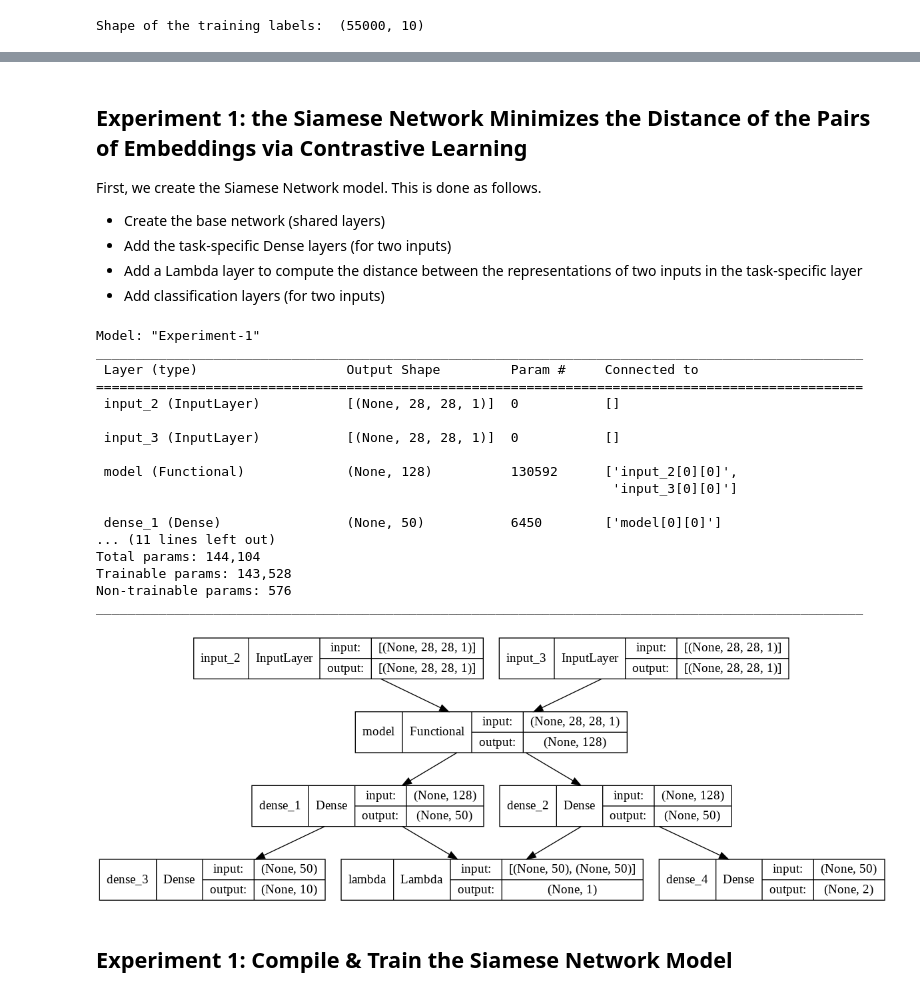
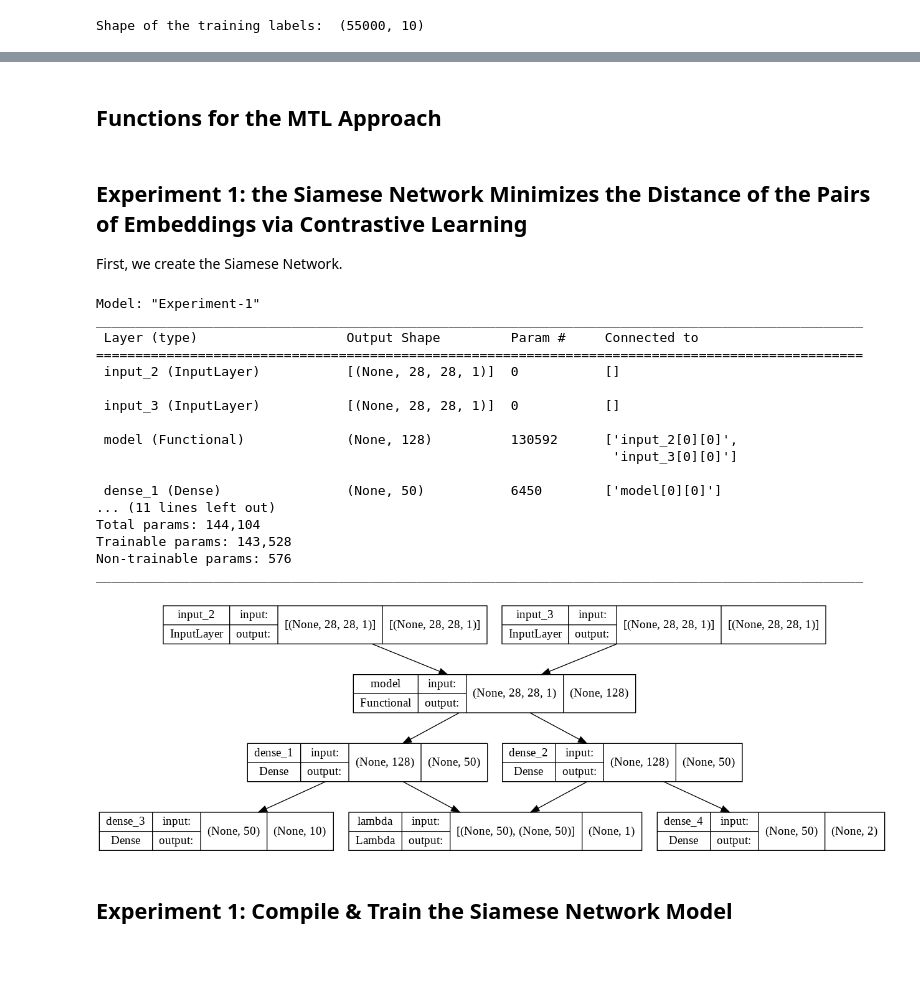
Before and after one commit to rhasanbd/Learn-Generalizable-Representations-using-Siamese-Network, a Jupyter notebook: Learn Generalizable Representations using Siamese Network II.ipynb, the cells around one changed output, grey strips where cells are left out. Drawn from its saved outputs; the diff is of its cells as text; code cells hidden in the pictures; blank space fills up the shorter version.

```diff
--- a/Learn Generalizable Representations using Siamese Network II.ipynb
+++ b/Learn Generalizable Representations using Siamese Network II.ipynb
@@ -345,7 +332,8 @@ We define the following functions.
+# %% [markdown]
+## Functions for the MTL Approach
 # %%
 '''
 This function creates a base MLP network (shared layers) for learning shared representations
-It includes two Dense layers with 300 and 100 neurons, respectively
 '''
 def create_base_network(input_shape):
     input_ = tf.keras.Input(shape=input_shape)
@@ -398,6 +386,11 @@ This function creates a base CNN (deep) network (shared layers) for learning sha
 '''
 def create_base_network_cnn_deep(input_shape):
 
+    input_shape = (28, 28, 1)
+
+    initializer = 'he_normal'
+    activation_func = 'relu'
+
     input_ = tf.keras.Input(shape=input_shape)
 
     x = tf.keras.layers.Conv2D(32, (3, 3), kernel_initializer=initializer, padding='same', use_bias=False)(input_)
@@ -430,7 +423,7 @@ def create_base_network_cnn_deep(input_shape):
 
 
 '''
-This function computes the distance between two representations (feature vectors)
+Compute the distance between two representations (feature vectors)
 '''
 def euclidean_distance(vects):
     x, y = vects
@@ -438,24 +431,32 @@ def euclidean_distance(vects):
     return tf.math.sqrt(tf.math.maximum(sum_square, tf.keras.backend.epsilon()))
 
 '''
-This function defines a contrastive loss function using the following equation.
-Contrastive loss = mean((1-true_value) * square(prediction) + true_value * square( max(margin-prediction, 0) ))
+Define a contrastive loss function using the following equation.
+Contrastive loss = mean((1-y_true) * square(y_pred) + y_true * square( max(margin-y_pred, 0) ))
+Here:
+y_true = it's the label of the pair of samples: positive pair = 0, negative pair = 1
+y_pred = it's the Euclidean distance between the pair of samples
+
+For positive pairs (y_true = 0): Loss = mean(square(y_pred))
+For negative pairs (y_true = 1): Loss = mean(square( max(margin-y_pred, 0) ))
+                                        if y_pred > margin (the dissimilar samples are far apart, i.e., > margin)
+                                           so, Loss = 0
+                                        if y_pred < margin (the dissimilar samples are close)
+                                           so, Loss = margin-y_pred
 '''
 def contrastive_loss(y_true, y_pred):
-    margin = 1
+    y_true = tf.cast(y_true, tf.float32)
+
+    margin = 1.0
     square_pred = tf.math.square(y_pred)
     margin_square = tf.math.square(tf.math.maximum(margin - (y_pred), 0))
     return tf.math.reduce_mean(
-        (1 - y_true) * square_pred + (y_true) * margin_square
+        (1.0 - y_true) * square_pred + (y_true) * margin_square
     )
 # %% [markdown]
 ## Experiment 1: the Siamese Network Minimizes the Distance of the Pairs of Embeddings via Contrastive Learning
 
-First, we create the Siamese Network model. This is done as follows.
-- Create the base network (shared layers)
-- Add the task-specific Dense layers (for two inputs)
-- Add a Lambda layer to compute the distance between the representations of two inputs in the task-specific layer
-- Add classification layers (for two inputs)
+First, we create the Siamese Network.
 # %%
 '''
 Delete the TensorFlow graph before creating a new model, otherwise memory overflow will occur.
@@ -490,25 +491,24 @@ processed_a = base_network(input_a)
 processed_b = base_network(input_b)
 
 
-
 '''
-Add two task-specific Dense layers for the two inputs
+Create two task-specific Dense layers
 '''
 projection_head_1 = tf.keras.layers.Dense(50, activation="relu")(processed_a)
 projection_head_2 = tf.keras.layers.Dense(50, activation="relu")(processed_b)
 
 '''
-Add a Lambda layer to compute the Euclidean distance between the representations of the input pairs
+Create a Lambda layer to compute the Euclidean distance between the representations of the input pairs
 at the task-specific layer
 '''
 distance = tf.keras.layers.Lambda(euclidean_distance, output_shape=None)([projection_head_1, projection_head_2])
 
 
 '''
-Add a classification layer
+Create a classification layer
 '''
 output1 = tf.keras.layers.Dense(10, activation="softmax")(projection_head_1)
-output2 = tf.keras.layers.Dense(2, activation="sigmoid")(projection_head_2)
+output2 = tf.keras.layers.Dense(2, activation="softmax")(projection_head_2)
 
 
 '''
@@ -517,34 +517,34 @@ Create a Model by specifying its input and outputs
 model_1 = tf.keras.models.Model(inputs=[input_a, input_b], outputs=[distance, output1, output2], name="Experiment-1")
 
 
 '''
 Display the model summary
 '''
 model_1.summary()
 
 '''
 Display the model graph
 '''
 tf.keras.utils.plot_model(model_1, show_shapes=True)
 # %% [output]
 Model: "Experiment-1"
 __________________________________________________________________________________________________
  Layer (type)                   Output Shape         Param #     Connected to
 ==================================================================================================
  input_2 (InputLayer)           [(None, 28, 28, 1)]  0           []
 
  input_3 (InputLayer)           [(None, 28, 28, 1)]  0           []
 
  model (Functional)             (None, 128)          130592      ['input_2[0][0]',
                                                                   'input_3[0][0]']
 
  dense_1 (Dense)                (None, 50)           6450        ['model[0][0]']
 ... (11 lines left out)
 Total params: 144,104
 Trainable params: 143,528
 Non-trainable params: 576
 __________________________________________________________________________________________________
-[figure, old version]
+[figure, new version]
 # %% [markdown]
 ## Experiment 1: Compile & Train the Siamese Network Model
 # %%
```
Also changed, not shown: parts of 25 cells of this notebook.
